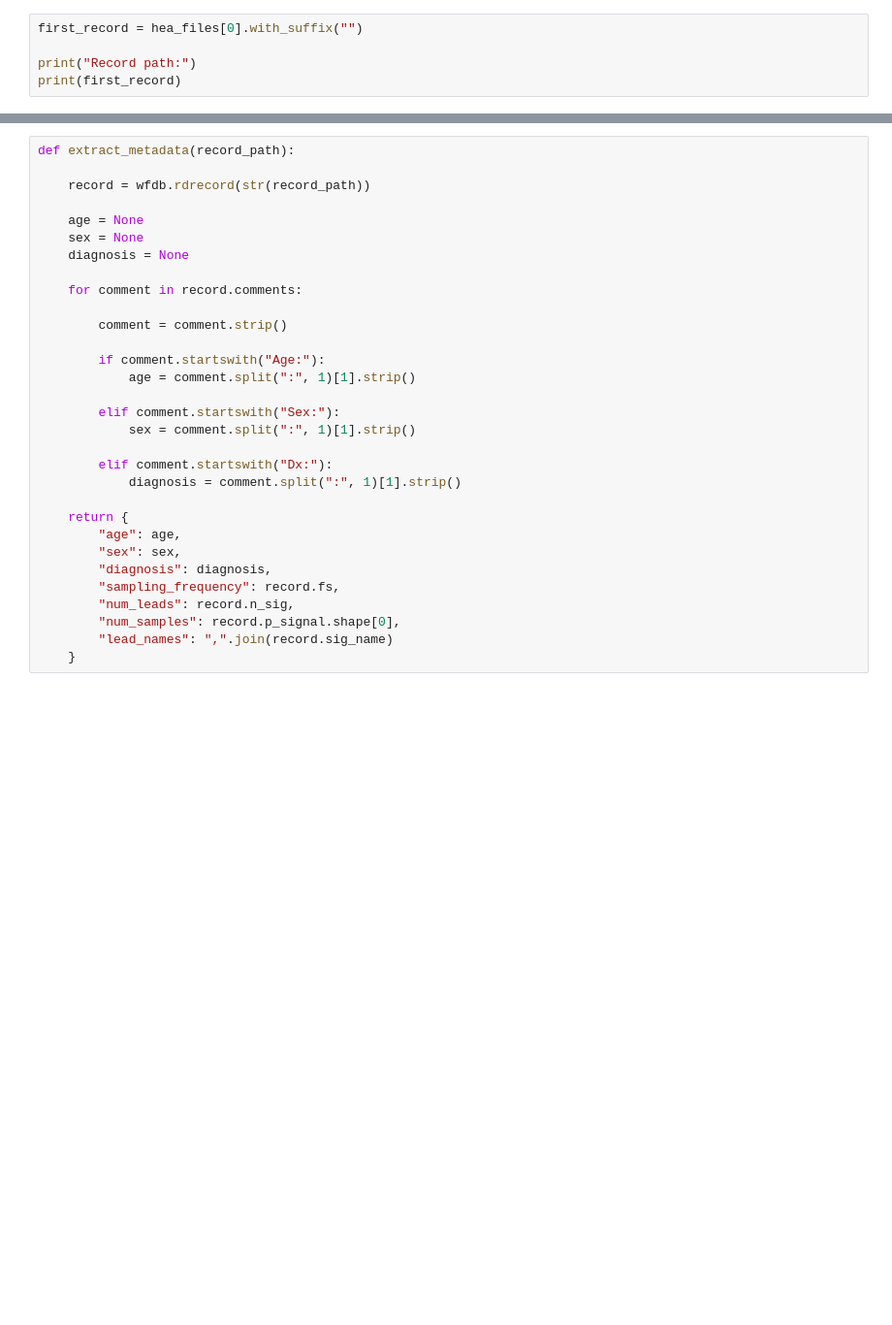
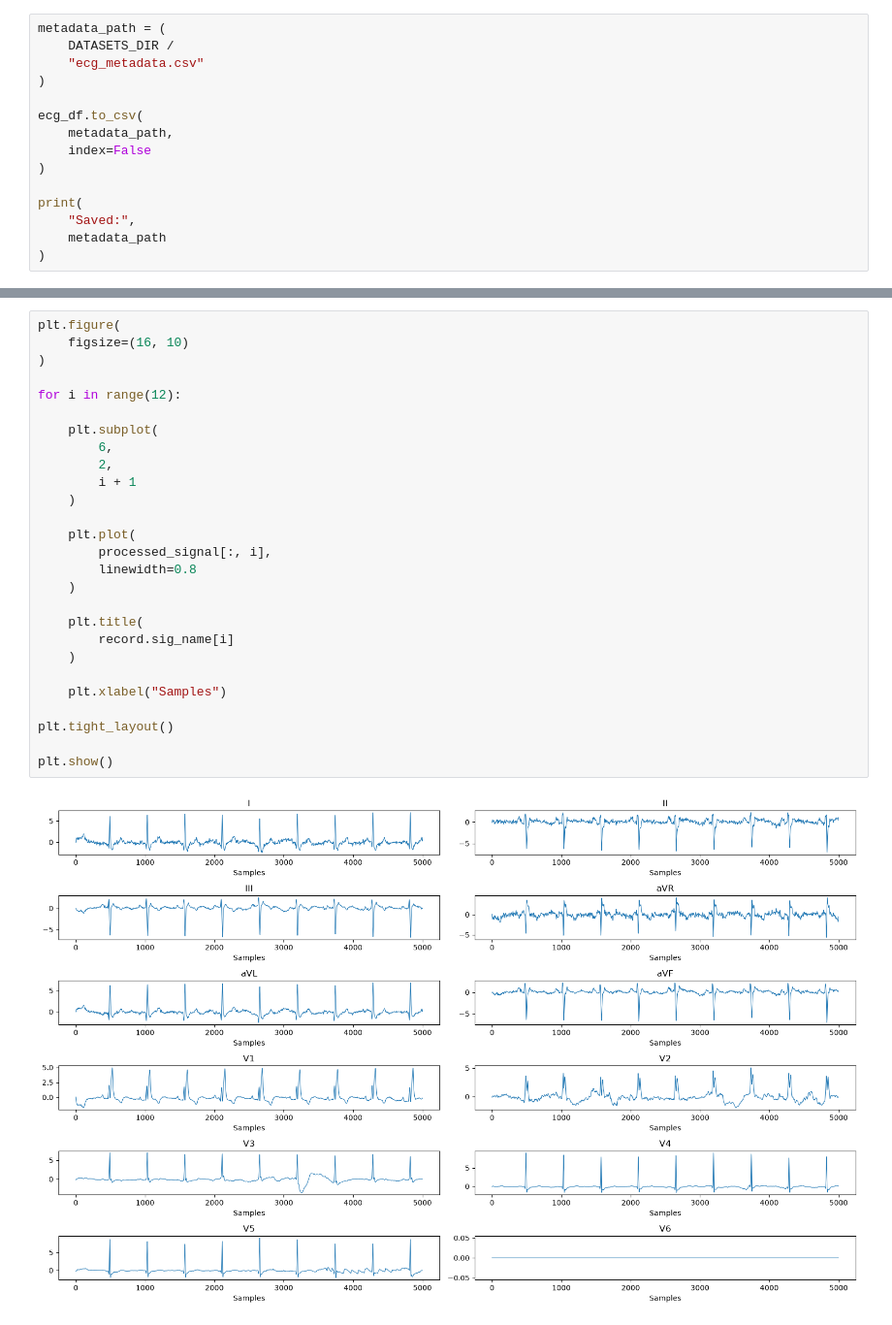
Before and after one commit to harshitgoyal029/SKIT-AI-2023-2027-14, a Jupyter notebook: Trained Models/ECG_Notebool.ipynb, the cells around one changed output, grey strips where cells are left out. Shown at 97% size. Cells and saved outputs as stored; diff of their text form; blank space fills up the shorter version.

```diff
--- a/Trained Models/ECG_Notebool.ipynb
+++ b/Trained Models/ECG_Notebool.ipynb
@@ -71,5 +726,15 @@ print("MAT files:", len(mat_files))
 # %%
-first_record = hea_files[0].with_suffix("")
+metadata_path = (
+    DATASETS_DIR /
+    "ecg_metadata.csv"
+)
 
-print("Record path:")
-print(first_record)
+ecg_df.to_csv(
+    metadata_path,
+    index=False
+)
+
+print(
+    "Saved:",
+    metadata_path
+)
@@ -129,31 +867,29 @@ plt.show()
 # %%
-def extract_metadata(record_path):
+plt.figure(
+    figsize=(16, 10)
+)
 
-    record = wfdb.rdrecord(str(record_path))
+for i in range(12):
 
-    age = None
-    sex = None
-    diagnosis = None
+    plt.subplot(
+        6,
+        2,
+        i + 1
+    )
 
-    for comment in record.comments:
+    plt.plot(
+        processed_signal[:, i],
+        linewidth=0.8
+    )
 
-        comment = comment.strip()
+    plt.title(
+        record.sig_name[i]
+    )
 
-        if comment.startswith("Age:"):
-            age = comment.split(":", 1)[1].strip()
+    plt.xlabel("Samples")
 
-        elif comment.startswith("Sex:"):
-            sex = comment.split(":", 1)[1].strip()
+plt.tight_layout()
 
-        elif comment.startswith("Dx:"):
-            diagnosis = comment.split(":", 1)[1].strip()
-
-    return {
-        "age": age,
-        "sex": sex,
-        "diagnosis": diagnosis,
-        "sampling_frequency": record.fs,
-        "num_leads": record.n_sig,
-        "num_samples": record.p_signal.shape[0],
-        "lead_names": ",".join(record.sig_name)
-    }
+plt.show()
+# %% [output]
+[figure, added]
```
Also changed, not shown: parts of 130 cells of this notebook, 9 other files.
